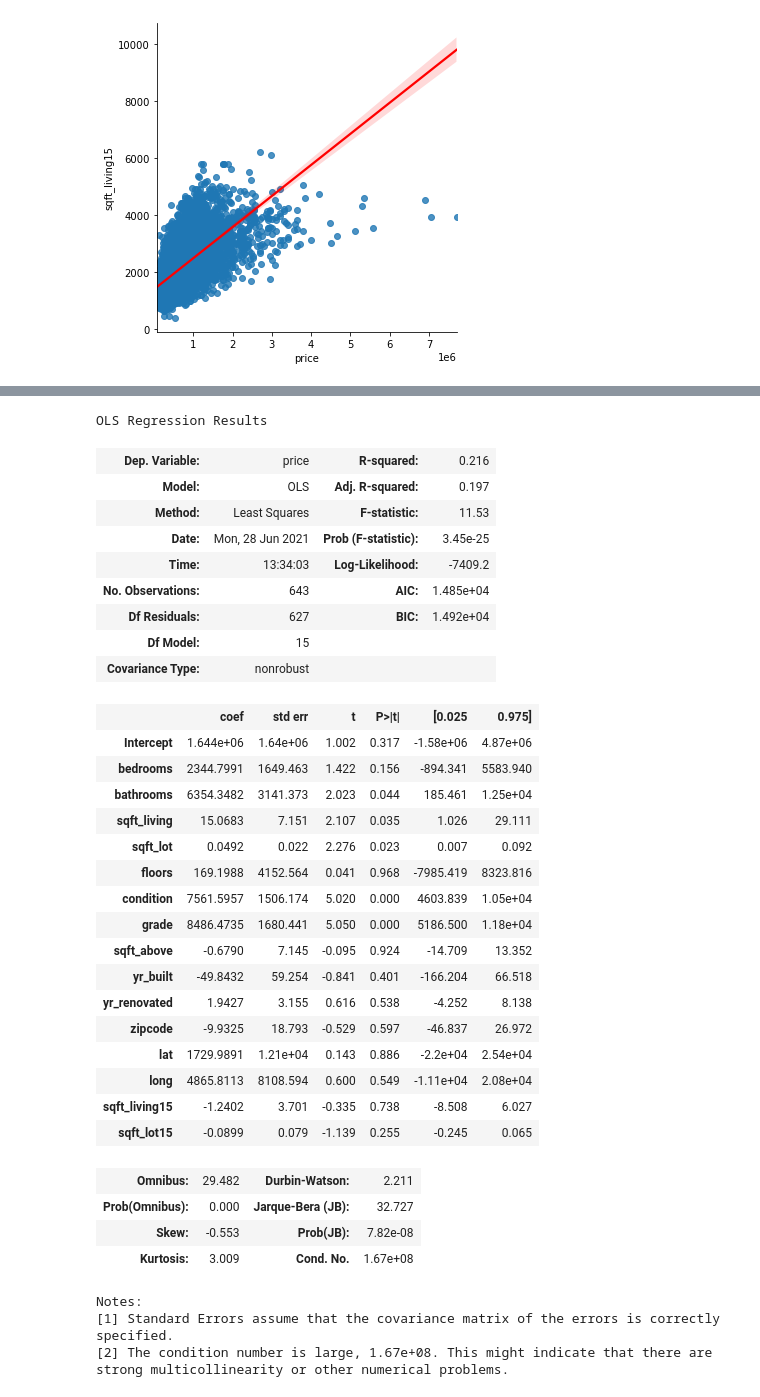
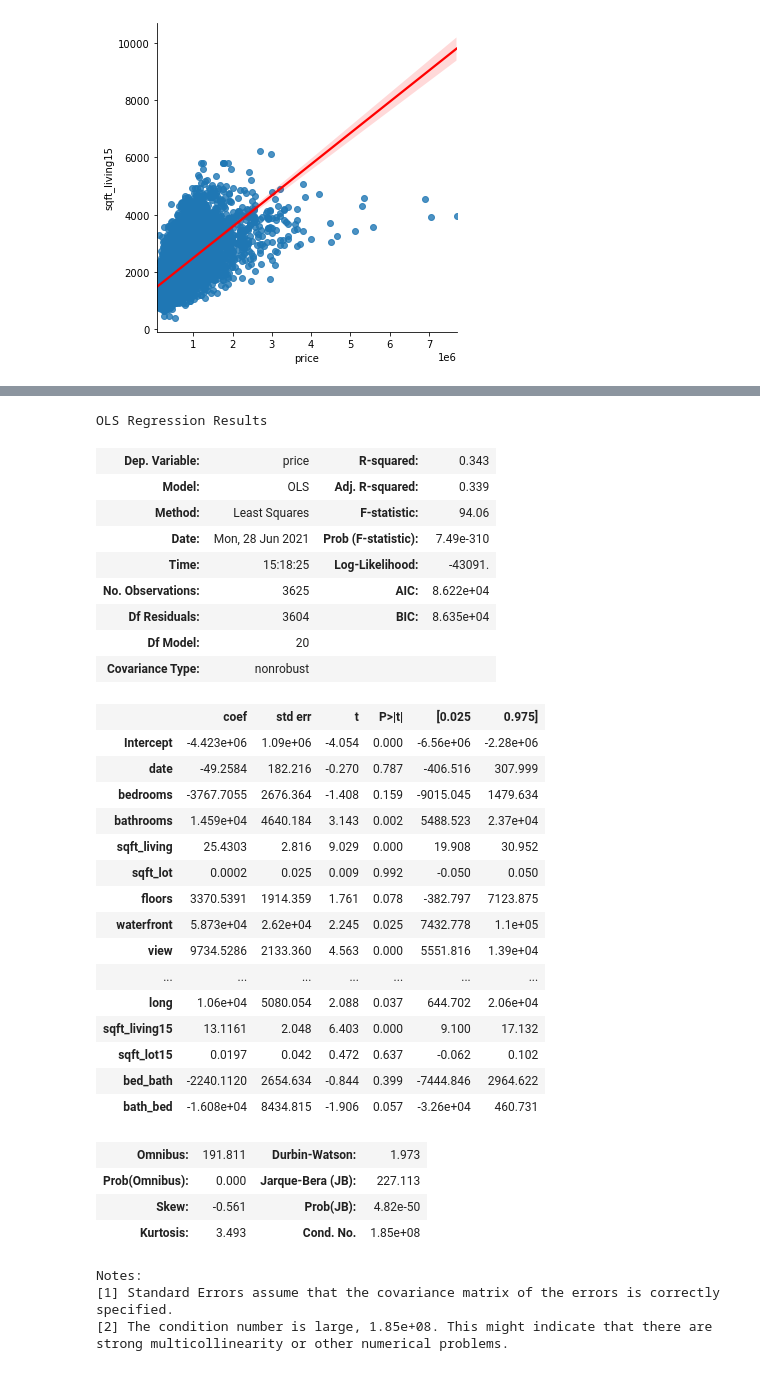
Before and after one commit to Joshua-Hill-Science/linear_regression_project, a Jupyter notebook: notebooks/exploratory/Hayden/linear_regression_working_notebook.ipynb, the cells around one changed output, grey strips where cells are left out. Drawn from its saved outputs; the diff is of its cells as text; code cells hidden in the pictures.

Commit message:
created bed/bath and bath/bed ratio columns and dropped the date down to the single month to correlate with the price column

```diff
--- a/notebooks/exploratory/Hayden/linear_regression_working_notebook.ipynb
+++ b/notebooks/exploratory/Hayden/linear_regression_working_notebook.ipynb
@@ -50,3 +70,9 @@ memory usage: 3.5+ MB
+# %%
+df['bath_bed'] = df['bathrooms']/df['bedrooms']
+# %%
+df['bed_bath'] = df['bed_bath'].map(lambda x: float(x))
+# %%
+df['bath_bed'] = df['bath_bed'].map(lambda x: float(x))
 # %%
 df.waterfront = df.waterfront.replace(np.NaN, 0.0)
 # %%
@@ -174,5 +184,5 @@ strong multicollinearity or other numerical problems.
 # %%
-df_low_price = df.loc[df['price']<= 199999]
+df_low_price = df.loc[df['price']< 300000]
 df_low_price
 # %% [output]
 |  | id | date | price | bedrooms | bathrooms | sqft_living | sqft_lot | floors | waterfront | view | ... |
@@ -229,42 +201,41 @@ df_higher_price
 # %%
-predictors = df_low_price.drop(['date', 'id', 'sqft_basement', 'waterfront', 'view', 'price'], axis = 1)
-predict= '+'.join(predictors)
-f = 'price ~' + predict
+predictors_low = df_low_price.drop(['id', 'sqft_basement', 'price'], axis = 1)
+predict_low= '+'.join(predictors_low)
+f = 'price ~' + predict_low
 model = ols(formula=f, data=df_low_price).fit()
 model.summary()
 # %% [output]
 OLS Regression Results
-| Dep. Variable: | price | R-squared: | 0.216 |
-| Model: | OLS | Adj. R-squared: | 0.197 |
-| Method: | Least Squares | F-statistic: | 11.53 |
-| Date: | Mon, 28 Jun 2021 | Prob (F-statistic): | 3.45e-25 |
-| Time: | 13:34:03 | Log-Likelihood: | -7409.2 |
-| No. Observations: | 643 | AIC: | 1.485e+04 |
-| Df Residuals: | 627 | BIC: | 1.492e+04 |
-| Df Model: | 15 |  |  |
+| Dep. Variable: | price | R-squared: | 0.343 |
+| Model: | OLS | Adj. R-squared: | 0.339 |
+| Method: | Least Squares | F-statistic: | 94.06 |
+| Date: | Mon, 28 Jun 2021 | Prob (F-statistic): | 7.49e-310 |
+| Time: | 15:18:25 | Log-Likelihood: | -43091. |
+| No. Observations: | 3625 | AIC: | 8.622e+04 |
+| Df Residuals: | 3604 | BIC: | 8.635e+04 |
+| Df Model: | 20 |  |  |
 | Covariance Type: | nonrobust |  |  |
 |  | coef | std err | t | P>|t| | [0.025 | 0.975] |
-| Intercept | 1.644e+06 | 1.64e+06 | 1.002 | 0.317 | -1.58e+06 | 4.87e+06 |
-| bedrooms | 2344.7991 | 1649.463 | 1.422 | 0.156 | -894.341 | 5583.940 |
-| bathrooms | 6354.3482 | 3141.373 | 2.023 | 0.044 | 185.461 | 1.25e+04 |
-| sqft_living | 15.0683 | 7.151 | 2.107 | 0.035 | 1.026 | 29.111 |
-| sqft_lot | 0.0492 | 0.022 | 2.276 | 0.023 | 0.007 | 0.092 |
-| floors | 169.1988 | 4152.564 | 0.041 | 0.968 | -7985.419 | 8323.816 |
-| condition | 7561.5957 | 1506.174 | 5.020 | 0.000 | 4603.839 | 1.05e+04 |
-| grade | 8486.4735 | 1680.441 | 5.050 | 0.000 | 5186.500 | 1.18e+04 |
-| sqft_above | -0.6790 | 7.145 | -0.095 | 0.924 | -14.709 | 13.352 |
-| yr_built | -49.8432 | 59.254 | -0.841 | 0.401 | -166.204 | 66.518 |
-| yr_renovated | 1.9427 | 3.155 | 0.616 | 0.538 | -4.252 | 8.138 |
-| zipcode | -9.9325 | 18.793 | -0.529 | 0.597 | -46.837 | 26.972 |
-| lat | 1729.9891 | 1.21e+04 | 0.143 | 0.886 | -2.2e+04 | 2.54e+04 |
-| long | 4865.8113 | 8108.594 | 0.600 | 0.549 | -1.11e+04 | 2.08e+04 |
-| sqft_living15 | -1.2402 | 3.701 | -0.335 | 0.738 | -8.508 | 6.027 |
-| sqft_lot15 | -0.0899 | 0.079 | -1.139 | 0.255 | -0.245 | 0.065 |
+| Intercept | -4.423e+06 | 1.09e+06 | -4.054 | 0.000 | -6.56e+06 | -2.28e+06 |
+| date | -49.2584 | 182.216 | -0.270 | 0.787 | -406.516 | 307.999 |
+| bedrooms | -3767.7055 | 2676.364 | -1.408 | 0.159 | -9015.045 | 1479.634 |
+| bathrooms | 1.459e+04 | 4640.184 | 3.143 | 0.002 | 5488.523 | 2.37e+04 |
+| sqft_living | 25.4303 | 2.816 | 9.029 | 0.000 | 19.908 | 30.952 |
+| sqft_lot | 0.0002 | 0.025 | 0.009 | 0.992 | -0.050 | 0.050 |
+| floors | 3370.5391 | 1914.359 | 1.761 | 0.078 | -382.797 | 7123.875 |
+| waterfront | 5.873e+04 | 2.62e+04 | 2.245 | 0.025 | 7432.778 | 1.1e+05 |
+| view | 9734.5286 | 2133.360 | 4.563 | 0.000 | 5551.816 | 1.39e+04 |
+| ... | ... | ... | ... | ... | ... | ... |
+| long | 1.06e+04 | 5080.054 | 2.088 | 0.037 | 644.702 | 2.06e+04 |
+| sqft_living15 | 13.1161 | 2.048 | 6.403 | 0.000 | 9.100 | 17.132 |
+| sqft_lot15 | 0.0197 | 0.042 | 0.472 | 0.637 | -0.062 | 0.102 |
+| bed_bath | -2240.1120 | 2654.634 | -0.844 | 0.399 | -7444.846 | 2964.622 |
+| bath_bed | -1.608e+04 | 8434.815 | -1.906 | 0.057 | -3.26e+04 | 460.731 |
-| Omnibus: | 29.482 | Durbin-Watson: | 2.211 |
-| Prob(Omnibus): | 0.000 | Jarque-Bera (JB): | 32.727 |
-| Skew: | -0.553 | Prob(JB): | 7.82e-08 |
-| Kurtosis: | 3.009 | Cond. No. | 1.67e+08 |
+| Omnibus: | 191.811 | Durbin-Watson: | 1.973 |
+| Prob(Omnibus): | 0.000 | Jarque-Bera (JB): | 227.113 |
+| Skew: | -0.561 | Prob(JB): | 4.82e-50 |
+| Kurtosis: | 3.493 | Cond. No. | 1.85e+08 |
 Notes:
 [1] Standard Errors assume that the covariance matrix of the errors is correctly specified.
-[2] The condition number is large, 1.67e+08. This might indicate that there are
+[2] The condition number is large, 1.85e+08. This might indicate that there are
 strong multicollinearity or other numerical problems.
```
Also changed, not shown: parts of 22 cells of this notebook.
